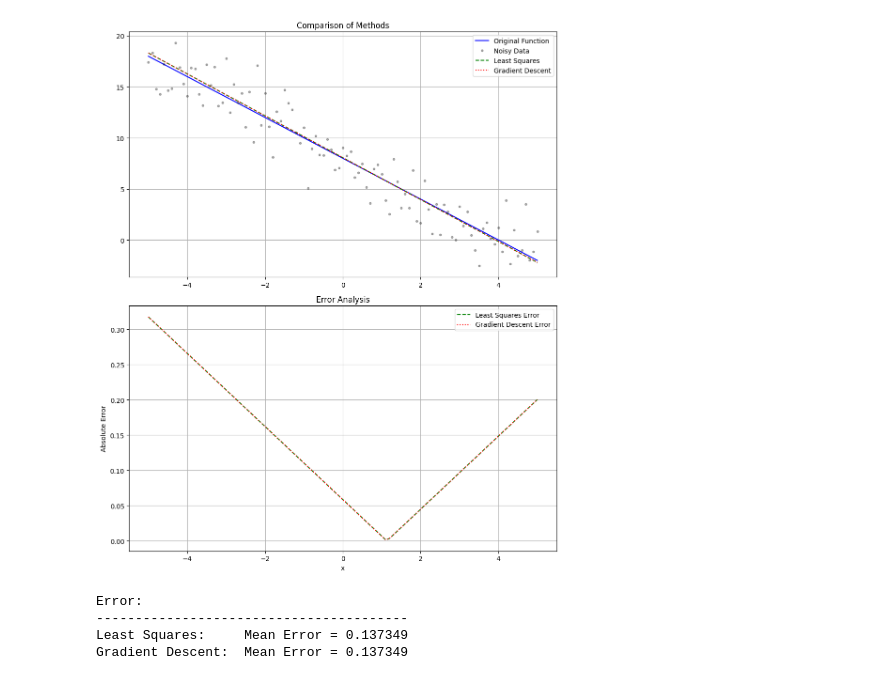
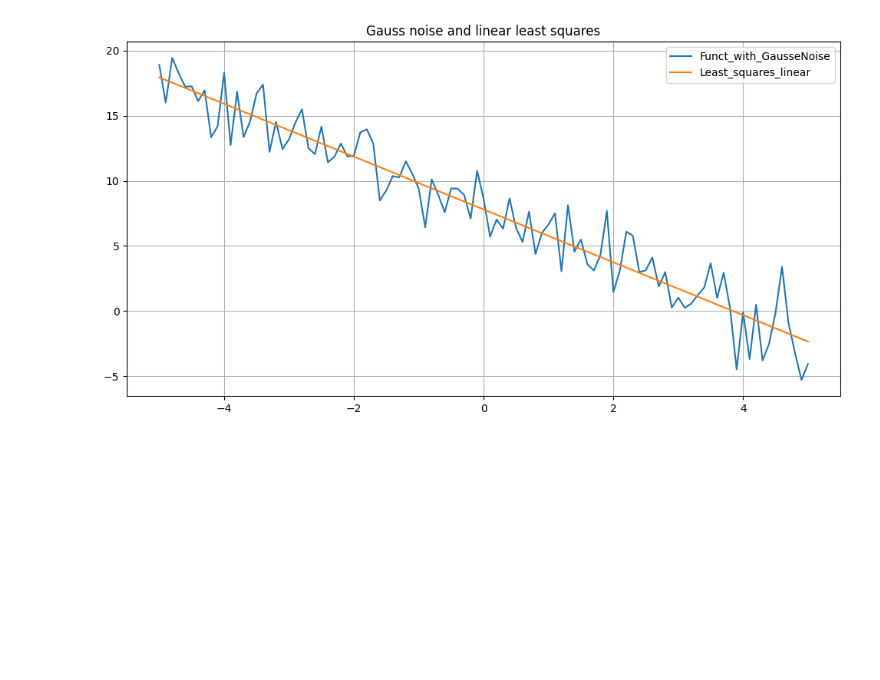
Before and after one commit to 4gn5t/DataAnalysis, a Jupyter notebook: lab3/graphs.ipynb, the cells around one changed output. Cells and saved outputs as stored; diff of their text form; code cells hidden in the pictures; blank space fills up the shorter version.

```diff
--- a/lab3/graphs.ipynb
+++ b/lab3/graphs.ipynb
@@ -70,40 +31,20 @@ plt.show()
-# %%
-fig, (ax1, ax2) = plt.subplots(2, 1, figsize=(10, 12))
-
-ax1.plot(x_values_f2, y_values_f2, 'b-', label='Original Function')
-ax1.plot(x_values_noise, y_values_noise, 'k.', alpha=0.3, label='Noisy Data')
-ax1.plot(x_lest_linear, y_lest_linear, 'g--', label='Least Squares')
-ax1.plot(x_least_decent, y_least_decent, 'r:', label='Gradient Descent')
-ax1.set_title('Comparison of Methods')
-ax1.grid(True)
-ax1.legend()
-
-x_common = np.array(x_values_f2)
-y_orig = np.array(y_values_f2)
-y_linear = np.interp(x_common, x_lest_linear, y_lest_linear)
-y_gradient = np.interp(x_common, x_least_decent, y_least_decent)
-
-error_linear = np.abs(y_linear - y_orig)
-error_gradient = np.abs(y_gradient - y_orig)
-
-ax2.plot(x_common, error_linear, 'g--', label='Least Squares Error')
-ax2.plot(x_common, error_gradient, 'r:', label='Gradient Descent Error')
-ax2.set_title('Error Analysis')
-ax2.set_xlabel('x')
-ax2.set_ylabel('Absolute Error')
-ax2.grid(True)
-ax2.legend()
-
-plt.tight_layout()
-plt.show()
-
-print("\nError:")
-print("-" * 40)
-print(f"Least Squares:     Mean Error = {np.mean(error_linear):.6f}")
-print(f"Gradient Descent:  Mean Error = {np.mean(error_gradient):.6f}")
-# %% [output]
-[figure, removed]
-Error:
-----------------------------------------
-Least Squares:     Mean Error = 0.137349
-Gradient Descent:  Mean Error = 0.137349
+# %%
+x_least_squares_linear = []
+y_least_squares_linear = []
+
+with open('/home/angst/DataAnalysis/lab3/files/Least_squares_linear.txt', 'r') as file:
+    for line in file:
+        x, y = map(float, line.split())
+        x_least_squares_linear.append(x)
+        y_least_squares_linear.append(y)
+
+
+plt.figure(figsize=(12, 6))
+plt.plot(x_values_noise, y_values_noise, label='Funct_with_GausseNoise')
+plt.plot(x_least_squares_linear, y_least_squares_linear, label='Least_squares_linear')
+plt.title('Gauss noise and linear least squares')
+plt.grid()
+plt.legend()
+plt.show()
+# %% [output]
+[figure, added]
```
Also changed, not shown: parts of 4 cells of this notebook, 18 other files.
